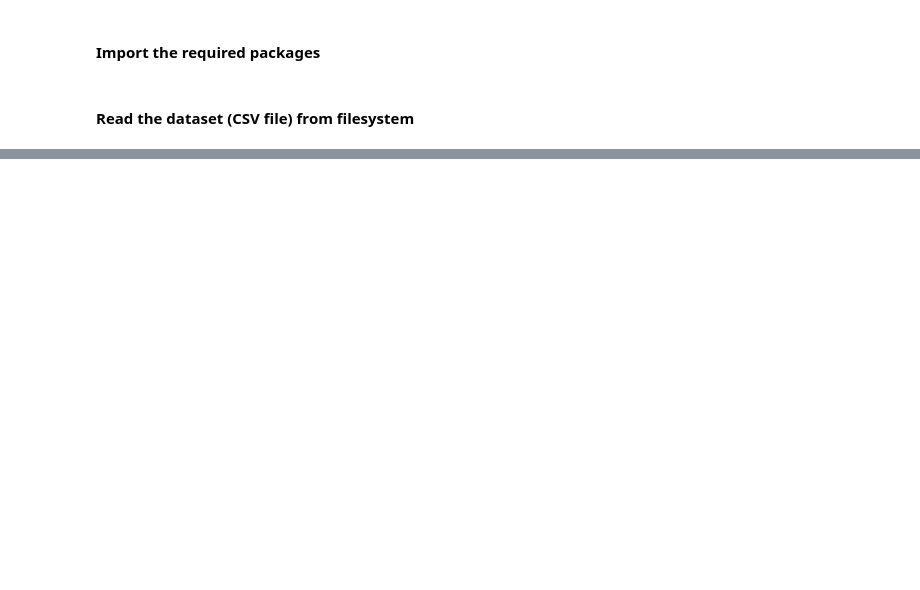
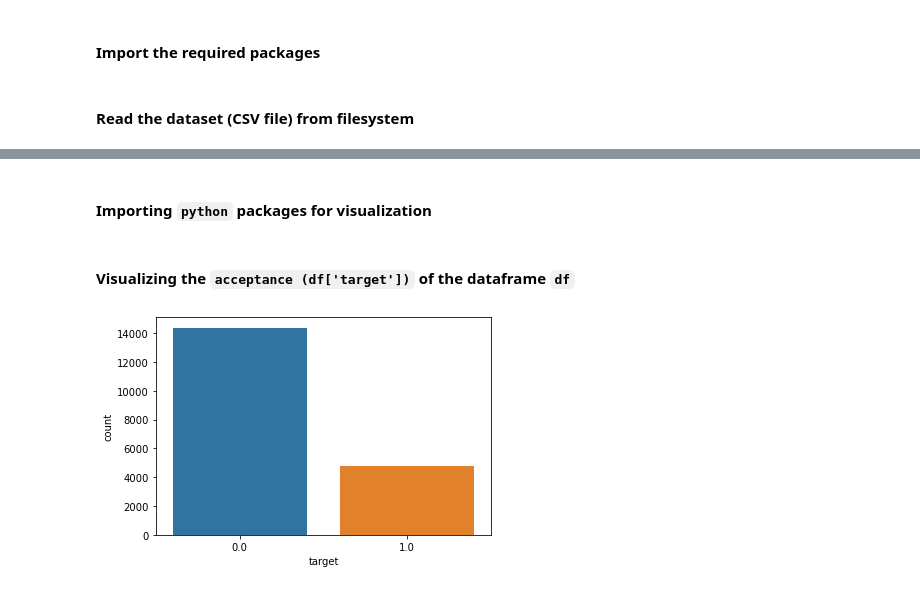
Before and after one commit to K-54N7H05H/DACC-Laboratory, a Jupyter notebook: Experiment-2.ipynb, the cells around one changed output, grey strips where cells are left out. Cells and saved outputs as stored; diff of their text form; code cells hidden in the pictures; blank space fills up the shorter version.

```diff
--- a/Experiment-2.ipynb
+++ b/Experiment-2.ipynb
@@ -29,0 +36,4 @@ df
+# %%
+if 'enrollee_id' in df.columns:
+    df = df.drop('enrollee_id', axis=1)
+df.describe()
@@ -29,0 +71,3 @@ df
+# %%
+df['city'] = df['city'].apply(lambda c: int(c[5:]))
+df['city']
@@ -29,0 +89,3 @@ df
+# %%
+unspecified_cols = ['gender', 'major_discipline', 'company_type']
+df[unspecified_cols] = df[unspecified_cols].fillna("Unspecified")
@@ -29,0 +170,2 @@ df
+# %% [markdown]
+#### Importing `python` packages for visualization
@@ -29,0 +175,7 @@ df
+# %% [markdown]
+#### Visualizing the `acceptance (df['target'])` of the dataframe `df`
+# %%
+sns.countplot(x='target', data=df)
+plt.show()
+# %% [output]
+[figure, added]
```
Also changed, not shown: parts of 20 cells of this notebook.
